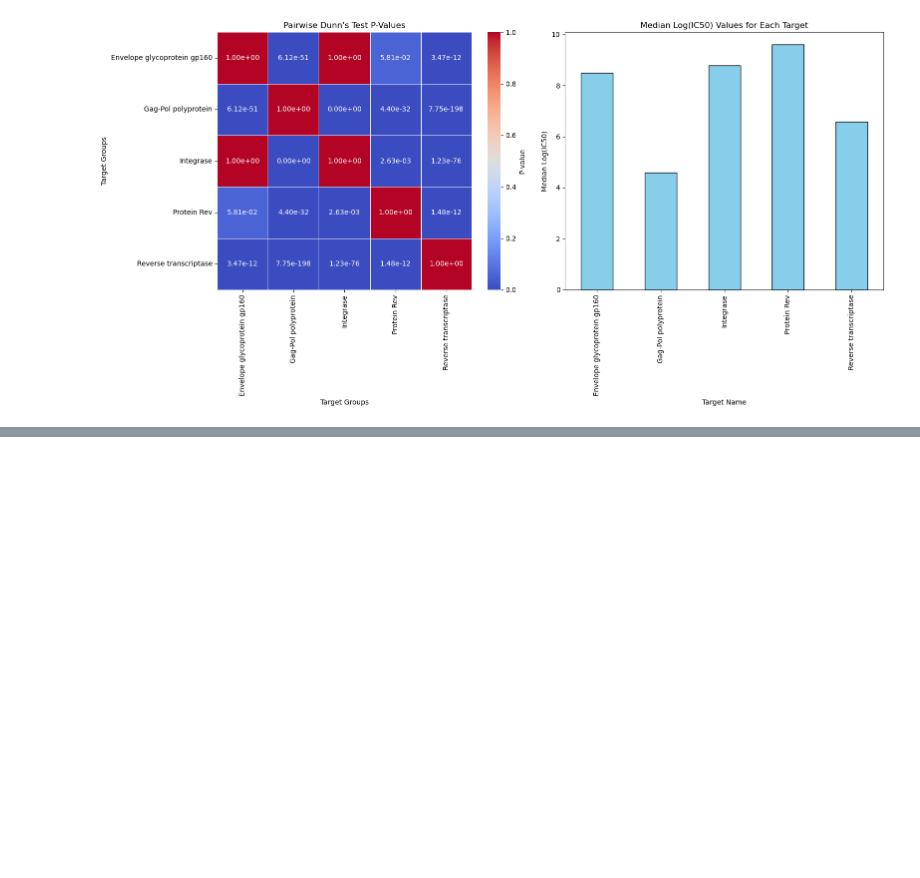
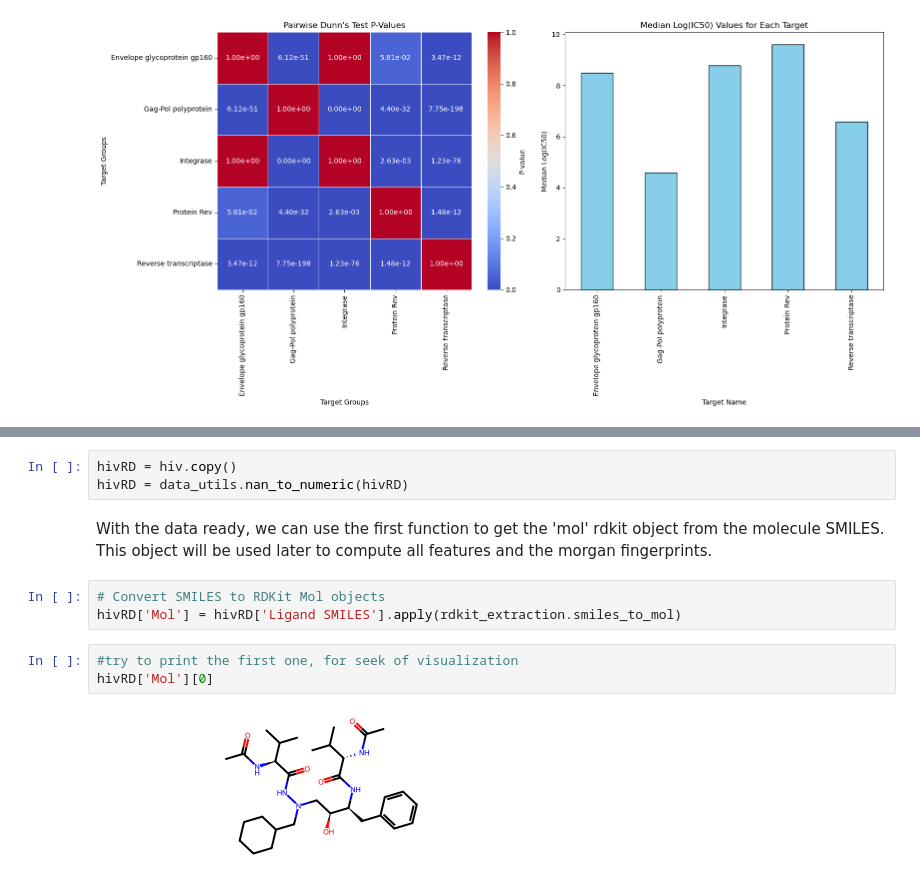
Before and after one commit to epfl-ada/ada-2024-project-adattatori, a Jupyter notebook: resultsNEW.ipynb, the cells around one changed output, grey strips where cells are left out. Drawn from its saved outputs; the diff is of its cells as text; blank space fills up the shorter version.

```diff
--- a/resultsNEW.ipynb
+++ b/resultsNEW.ipynb
@@ -234,0 +248,13 @@ Gag-Pol is a long polyprotein, focus on the different loci in the protein
+# %%
+hivRD = hiv.copy()
+hivRD = data_utils.nan_to_numeric(hivRD)
+# %% [markdown]
+With the data ready, we can use the first function to get the 'mol' rdkit object from the molecule SMILES. This object will be used later to compute all features and the morgan fingerprints.
+# %%
+# Convert SMILES to RDKit Mol objects
+hivRD['Mol'] = hivRD['Ligand SMILES'].apply(rdkit_extraction.smiles_to_mol)
+# %%
+#try to print the first one, for seek of visualization
+hivRD['Mol'][0]
+# %% [output]
+[figure, added]
```
Also changed, not shown: parts of 6 cells of this notebook.
